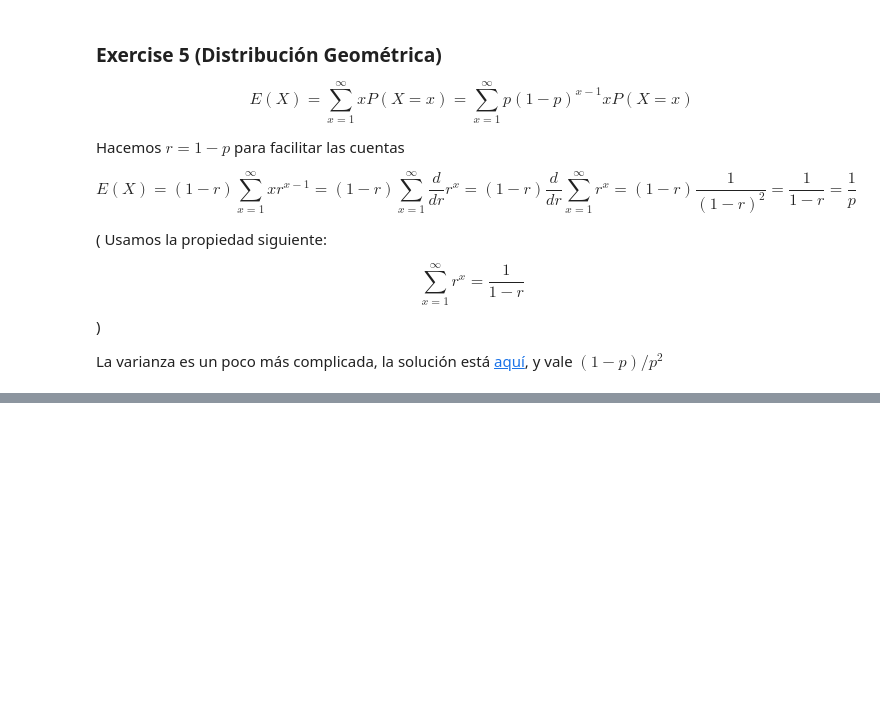
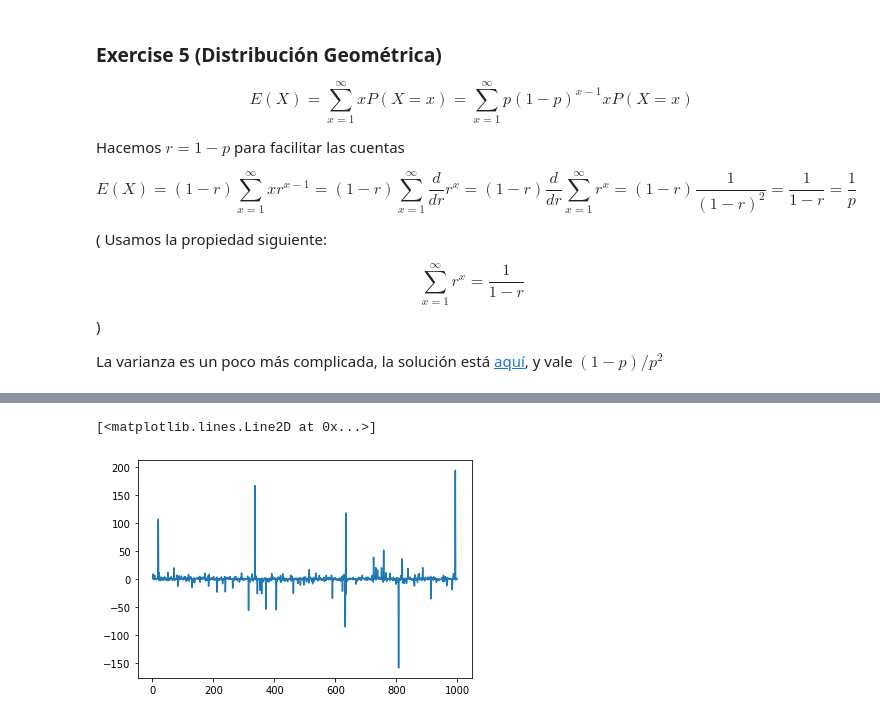
Before and after one commit to gmonce/datascience, a Jupyter notebook: all_of_statistics/All of Statistics - Chapter 4.ipynb, the cells around one changed output, grey strips where cells are left out. Cells and saved outputs as stored; diff of their text form; code cells hidden in the pictures; blank space fills up the shorter version.

```diff
--- a/all_of_statistics/All of Statistics - Chapter 4.ipynb
+++ b/all_of_statistics/All of Statistics - Chapter 4.ipynb
@@ -161,0 +189,5 @@ Varianza calculada,  7.777777777777778
+# %%
+plt.plot(x,y1)
+# %% [output]
+[<matplotlib.lines.Line2D at 0x...>]
+[figure, added]
```
Also changed, not shown: parts of 4 cells of this notebook.
